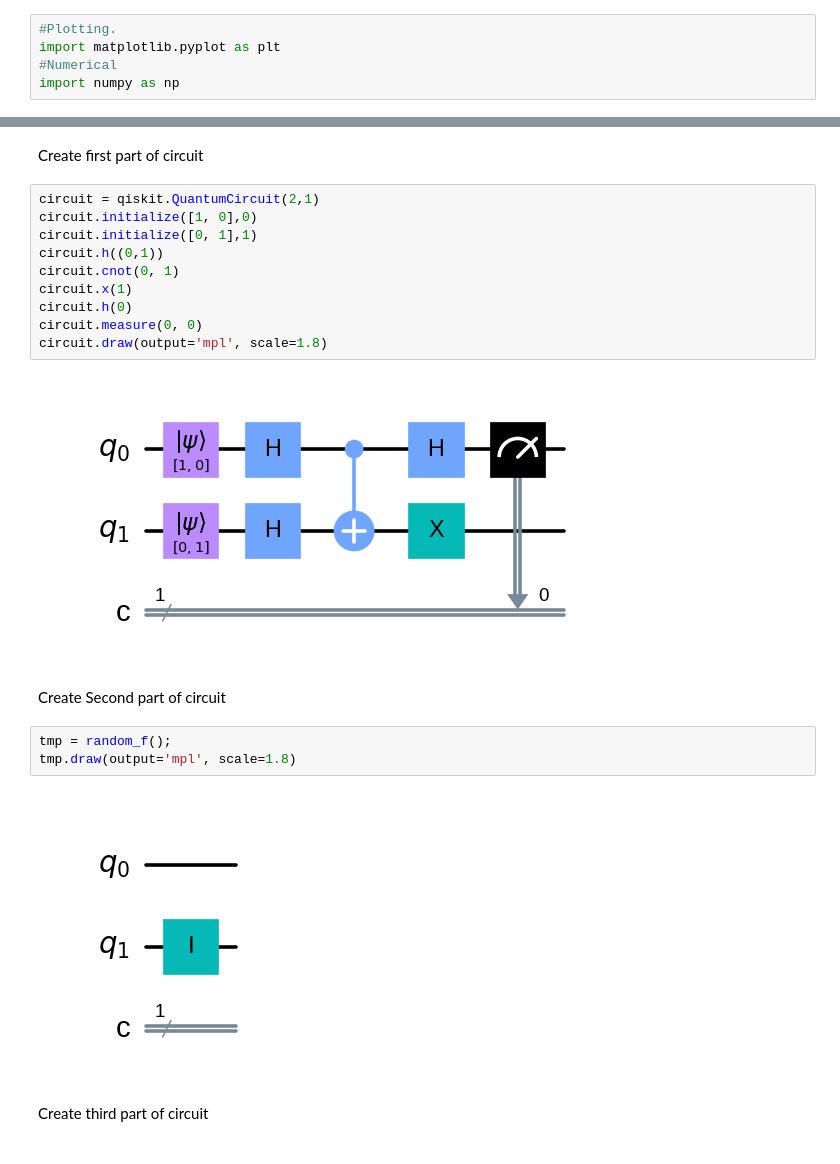
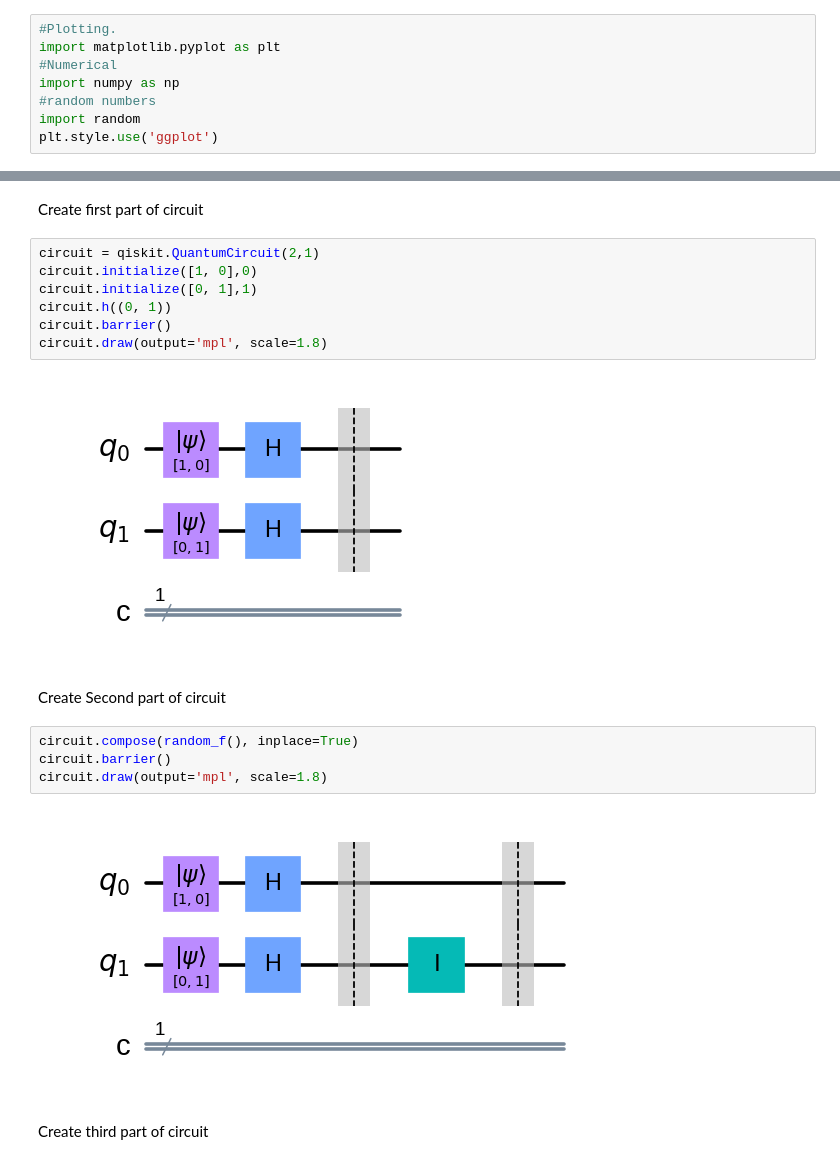
Before and after one commit to Eoin-Lernihan/Emerging-Technologies-2021, a Jupyter notebook: composetest/quantum_computing.ipynb, the cells around one changed output, grey strips where cells are left out. Cells and saved outputs as stored; diff of their text form.

```diff
--- a/composetest/quantum_computing.ipynb
+++ b/composetest/quantum_computing.ipynb
@@ -10,6 +9,9 @@ $\large a+b i \qquad \qquad a, b \in \mathbb{R} \qquad \qquad 1^2= -1 \qquad \qq
 import matplotlib.pyplot as plt
 #Numerical
 import numpy as np
+#random numbers
+import random
+plt.style.use('ggplot')
 # %%
 plt.rcParams['figure.figsize'] =(20,10)
 plt.style.use('seaborn-whitegrid')
@@ -120,22 +144,20 @@ Create first part of circuit
 # %%
 circuit = qiskit.QuantumCircuit(2,1)
 circuit.initialize([1, 0],0)
 circuit.initialize([0, 1],1)
-circuit.h((0,1))
-circuit.cnot(0, 1)
-circuit.x(1)
-circuit.h(0)
-circuit.measure(0, 0)
+circuit.h((0, 1))
+circuit.barrier()
 circuit.draw(output='mpl', scale=1.8)
 # %% [output]
-[figure, old version]
+[figure, new version]
 # %% [markdown]
 Create Second part of circuit
 # %%
-tmp = random_f();
-tmp.draw(output='mpl', scale=1.8)
+circuit.compose(random_f(), inplace=True)
+circuit.barrier()
+circuit.draw(output='mpl', scale=1.8)
 # %% [output]
-[figure, old version]
+[figure, new version]
 # %% [markdown]
 Create third part of circuit
 # %%
```
Also changed, not shown: parts of 7 cells of this notebook.
